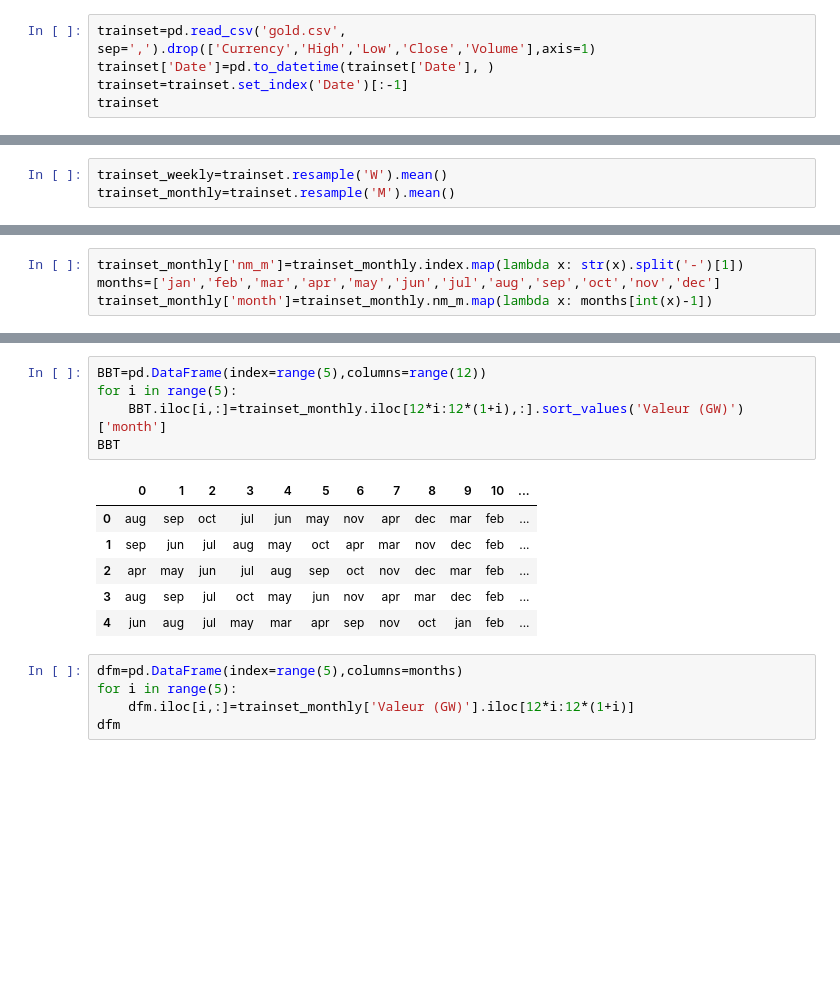
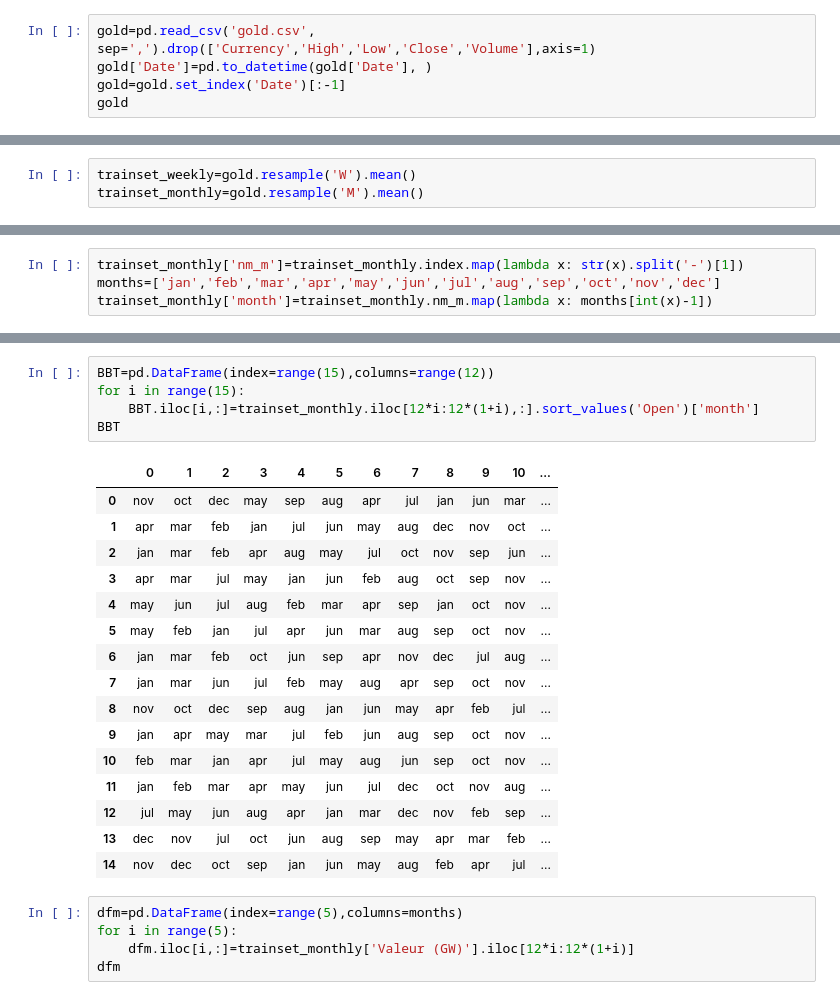
Before and after one commit to Max9925/data-science, a Jupyter notebook: données temporel/gold/gold.ipynb, the cells around one changed output, grey strips where cells are left out. Drawn from its saved outputs; the diff is of its cells as text; blank space fills up the shorter version.

```diff
--- a/données temporel/gold/gold.ipynb
+++ b/données temporel/gold/gold.ipynb
@@ -5,10 +5,10 @@ import pandas as pd
 import matplotlib.pyplot as plt
 import numpy as np
 # %%
-trainset=pd.read_csv('gold.csv', sep=',').drop(['Currency','High','Low','Close','Volume'],axis=1)
-trainset['Date']=pd.to_datetime(trainset['Date'], )
-trainset=trainset.set_index('Date')[:-1]
-trainset
+gold=pd.read_csv('gold.csv', sep=',').drop(['Currency','High','Low','Close','Volume'],axis=1)
+gold['Date']=pd.to_datetime(gold['Date'], )
+gold=gold.set_index('Date')[:-1]
+gold
 # %% [output]
 |  | Open |
 | Date |  |
@@ -65,8 +65,8 @@ trainset
 | 2024-01-31 | 48.52708 |
 1857 rows × 1 columns
 # %%
-trainset_weekly=trainset.resample('W').mean()
-trainset_monthly=trainset.resample('M').mean()
+trainset_weekly=gold.resample('W').mean()
+trainset_monthly=gold.resample('M').mean()
 # %%
 fig,ax = plt.subplots(nrows=1,ncols=3,figsize=(20,6))
 trainset.plot(ax=ax[0],title='daily')
@@ -99,15 +99,25 @@ trainset_monthly
 # %%
-BBT=pd.DataFrame(index=range(5),columns=range(12))
-for i in range(5):
-    BBT.iloc[i,:]=trainset_monthly.iloc[12*i:12*(1+i),:].sort_values('Valeur (GW)')['month']
+BBT=pd.DataFrame(index=range(15),columns=range(12))
+for i in range(15):
+    BBT.iloc[i,:]=trainset_monthly.iloc[12*i:12*(1+i),:].sort_values('Open')['month']
 BBT
 # %% [output]
 |  | 0 | 1 | 2 | 3 | 4 | 5 | 6 | 7 | 8 | 9 | 10 | ... |
-| 0 | aug | sep | oct | jul | jun | may | nov | apr | dec | mar | feb | ... |
-| 1 | sep | jun | jul | aug | may | oct | apr | mar | nov | dec | feb | ... |
-| 2 | apr | may | jun | jul | aug | sep | oct | nov | dec | mar | feb | ... |
-| 3 | aug | sep | jul | oct | may | jun | nov | apr | mar | dec | feb | ... |
-| 4 | jun | aug | jul | may | mar | apr | sep | nov | oct | jan | feb | ... |
+| 0 | nov | oct | dec | may | sep | aug | apr | jul | jan | jun | mar | ... |
+| 1 | apr | mar | feb | jan | jul | jun | may | aug | dec | nov | oct | ... |
+| 2 | jan | mar | feb | apr | aug | may | jul | oct | nov | sep | jun | ... |
+| 3 | apr | mar | jul | may | jan | jun | feb | aug | oct | sep | nov | ... |
+| 4 | may | jun | jul | aug | feb | mar | apr | sep | jan | oct | nov | ... |
+| 5 | may | feb | jan | jul | apr | jun | mar | aug | sep | oct | nov | ... |
+| 6 | jan | mar | feb | oct | jun | sep | apr | nov | dec | jul | aug | ... |
+| 7 | jan | mar | jun | jul | feb | may | aug | apr | sep | oct | nov | ... |
+| 8 | nov | oct | dec | sep | aug | jan | jun | may | apr | feb | jul | ... |
+| 9 | jan | apr | may | mar | jul | feb | jun | aug | sep | oct | nov | ... |
+| 10 | feb | mar | jan | apr | jul | may | aug | jun | sep | oct | nov | ... |
+| 11 | jan | feb | mar | apr | may | jun | jul | dec | oct | nov | aug | ... |
+| 12 | jul | may | jun | aug | apr | jan | mar | dec | nov | feb | sep | ... |
+| 13 | dec | nov | jul | oct | jun | aug | sep | may | apr | mar | feb | ... |
+| 14 | nov | dec | oct | sep | jan | jun | may | aug | feb | apr | jul | ... |
 # %%
 dfm=pd.DataFrame(index=range(5),columns=months)
 for i in range(5):
```
Also changed, not shown: parts of 2 cells of this notebook.
